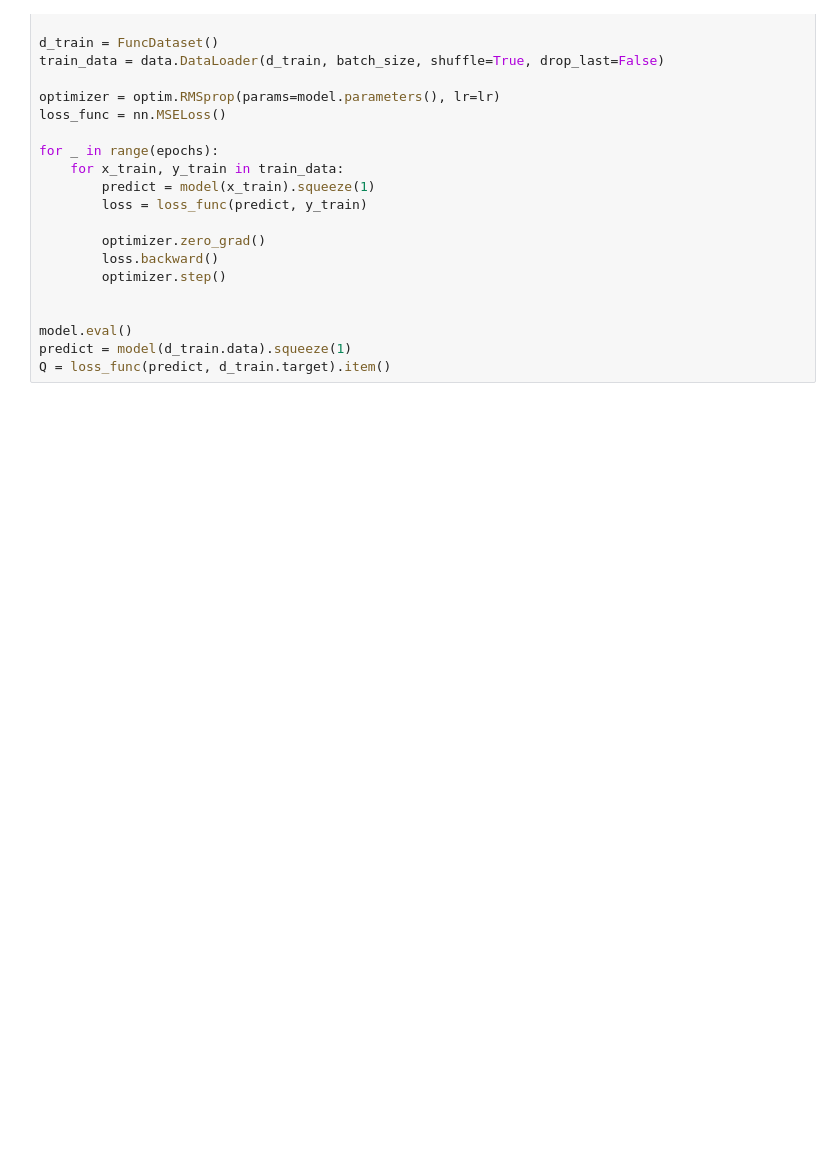
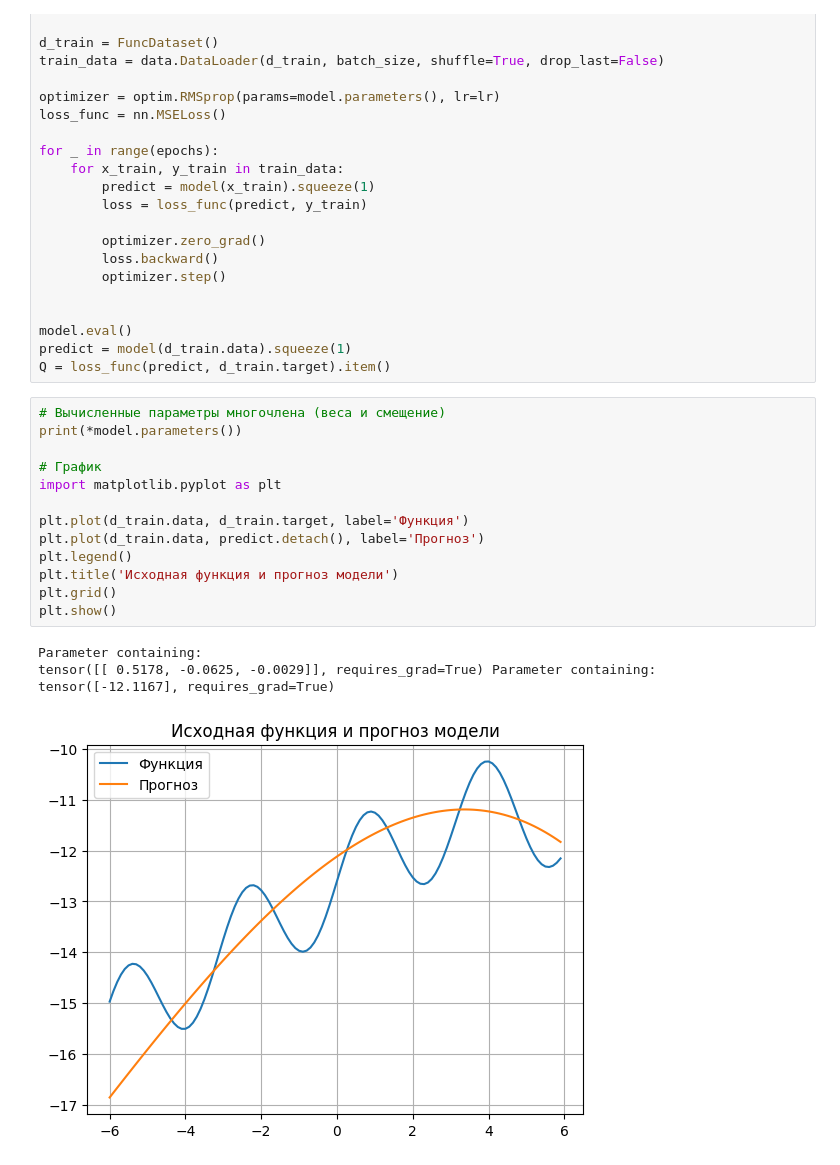
Before and after one commit to FastBackendML/FastBackendML, a Jupyter notebook: Neural_Networks.ipynb, the cells around one changed output. Cells and saved outputs as stored; diff of their text form; blank space fills up the shorter version.

```diff
--- a/Neural_Networks.ipynb
+++ b/Neural_Networks.ipynb
@@ -1036,3 +1036,21 @@ for _ in range(epochs):
 model.eval()
 predict = model(d_train.data).squeeze(1)
 Q = loss_func(predict, d_train.target).item()
+# %%
+# Вычисленные параметры многочлена (веса и смещение)
+print(*model.parameters())
+
+# График
+import matplotlib.pyplot as plt
+
+plt.plot(d_train.data, d_train.target, label='Функция')
+plt.plot(d_train.data, predict.detach(), label='Прогноз')
+plt.legend()
+plt.title('Исходная функция и прогноз модели')
+plt.grid()
+plt.show()
+# %% [output]
+Parameter containing:
+tensor([[ 0.5178, -0.0625, -0.0029]], requires_grad=True) Parameter containing:
+tensor([-12.1167], requires_grad=True)
+[figure, added]
```
Also changed, not shown: parts of 8 cells of this notebook.
